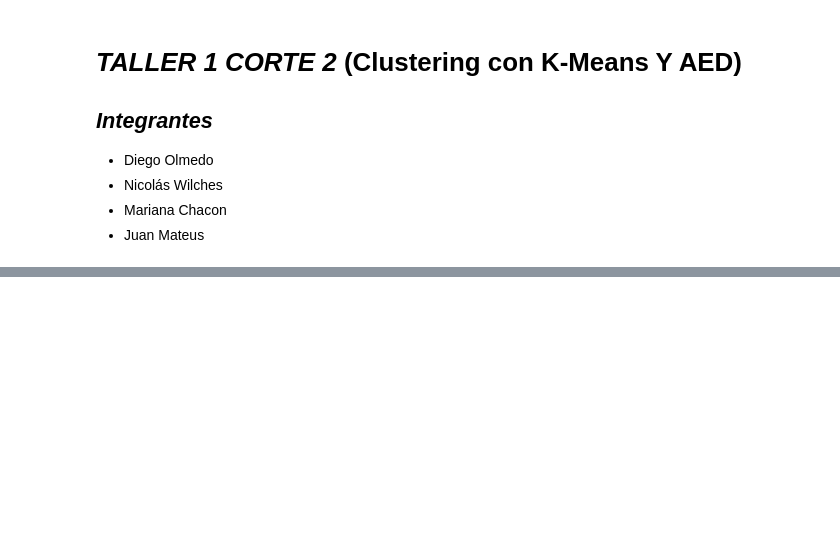
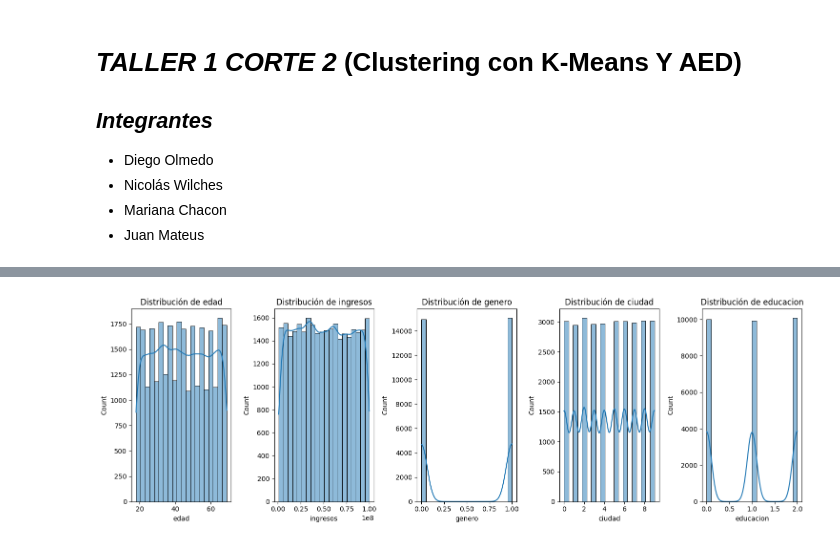
Before and after one commit to juanpablo130502/TallerDatasetTitanic_BI, a Jupyter notebook: Taller1_corte2.ipynb, the cells around one changed output, grey strips where cells are left out. Cells and saved outputs as stored; diff of their text form; code cells hidden in the pictures; blank space fills up the shorter version.

```diff
--- a/Taller1_corte2.ipynb
+++ b/Taller1_corte2.ipynb
@@ -40,0 +46,8 @@ None
+# %%
+df.dropna(inplace=True)
+
+label_encoders = {}
+for col in ['genero', 'ciudad', 'educacion']:
+    le = LabelEncoder()
+    df[col] = le.fit_transform(df[col])
+    label_encoders[col] = le
@@ -40,0 +66,18 @@ None
+# %%
+df = pd.read_csv(url, sep=';')
+
+print("Valores nulos en cada columna:\n", df.isnull().sum())
+
+mappings = {
+    "ciudad": {'BARRANQUILLA': 0, 'CALI': 1, 'CARTAGENA': 2, 'SANTA MARTA': 3,
+               'MANIZALES': 4, 'BUCARAMANGA': 5, 'BOGOTA': 6, 'PEREIRA': 7,
+               'CUCUTA': 8, 'MEDELLIN': 9},
+    "genero": {"Masculino": 1, "Femenino": 0},
+    "educacion": {"Secundaria": 0, "Pregrado": 1, "Postgrado": 2}
+}
+
+for col, mapping in mappings.items():
+    if col in df.columns:
+        df[col] = df[col].map(mapping)
+
+display(df)
@@ -40,0 +105,10 @@ None
+# %%
+plt.figure(figsize=(15, 5))
+for i, col in enumerate(df.columns):
+    plt.subplot(1, 5, i+1)
+    sns.histplot(df[col], bins=20, kde=True)
+    plt.title(f'Distribución de {col}')
+plt.tight_layout()
+plt.show()
+# %% [output]
+[figure, added]
```
Also changed, not shown: parts of 15 cells of this notebook.
